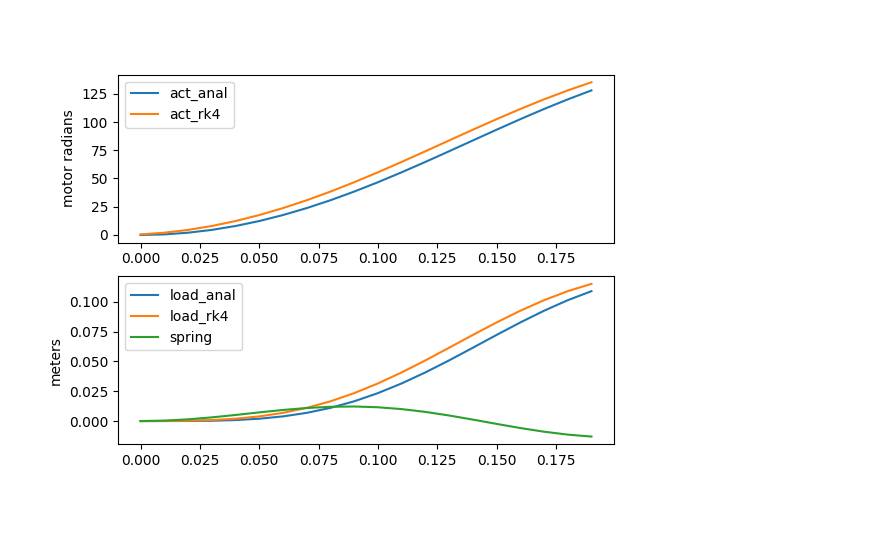
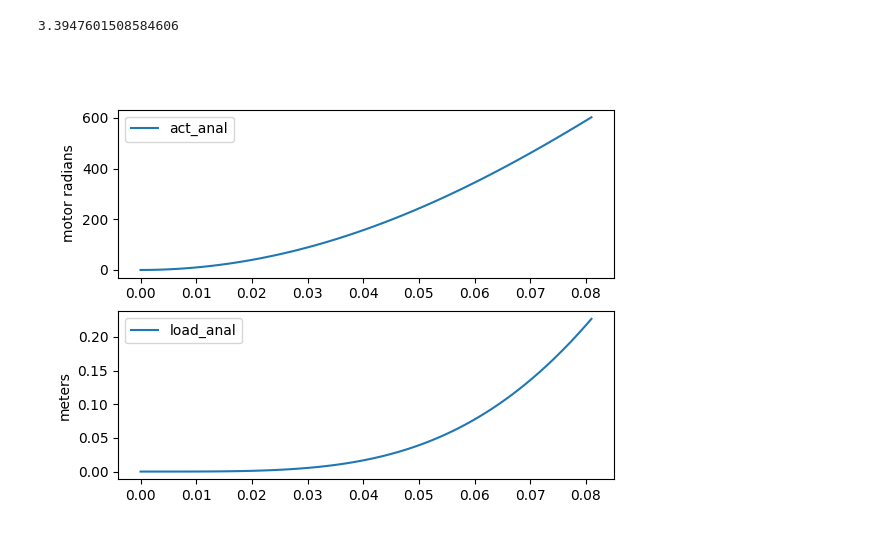
Before and after one commit to NovelMobileRobotsLab/pinto-squirrel, a Jupyter notebook: SEA/diffyq.ipynb, the cells around one changed output. Drawn from its saved outputs; the diff is of its cells as text; code cells hidden in the pictures.

```diff
--- a/SEA/diffyq.ipynb
+++ b/SEA/diffyq.ipynb
@@ -34,6 +85,8 @@ $\displaystyle y{\left(t \right)} = 0.0688383186958417 \sin^{2}{\left(11.5558454
 import numpy as np
 import matplotlib.pyplot as plt
 %matplotlib widget
+
+# k = 5000
 
 def RK4(f, X, dt):
     # Runge-Kutta 4 integration
@@ -45,40 +98,47 @@ def RK4(f, X, dt):
 
 def f(X):
     x, xd, y, yd = X
-    xdd = -(T1**2*k/m_a)*x - (T1*k/(T2*m_a))*y + f_a/m_a
+    xdd = -(T1**2*k/m_a)*x - (T1*k/(T2*m_a))*y + (tau_s - tau_s*xd/omega_f)/m_a
     ydd = (k*T1/(T2*m_l))*x - (k/(T2**2*m_l))*y
     return np.array([xd, xdd, yd, ydd]), T1*T2*x-y
 
 log = [[], [],[], [],[], []] #t, x_anal,y_anal, x_rk4,y_rk4, spring
 
-dt = 0.01
+dt = 0.001
 X = np.zeros(4)
-for ti in np.arange(0, 0.2, step=dt):
+for ti in np.arange(0, 0.5, step=dt):
     x_anal = xeq.rhs.subs(t,ti).n()
     y_anal = yeq.rhs.subs(t,ti).n()
 
     X,spring = RK4(f, X, dt)
     x_rk4, xd_rk4, y_rk4, yd_rk4 = X
 
     log[0].append(ti)
     log[1].append(x_anal)
     log[2].append(y_anal)
     log[3].append(x_rk4)
     log[4].append(y_rk4)
     log[5].append(spring)
 
+    if(y_rk4 > 0.1):
+        break
+
+print(yd_rk4)
+
 plt.close('all')
 fig, axs = plt.subplots(2, 1)
 axs[0].plot(log[0], log[1], label='act_anal')
-axs[0].plot(log[0], log[3], label='act_rk4')
+# axs[0].plot(log[0], log[3], label='act_rk4')
 axs[0].set_ylabel("motor radians")
 
 axs[1].plot(log[0], log[2], label='load_anal')
-axs[1].plot(log[0], log[4], label='load_rk4')
-axs[1].plot(log[0], log[5], label='spring')
+# axs[1].plot(log[0], log[4], label='load_rk4')
+# axs[1].plot(log[0], log[5], label='spring')
 axs[1].set_ylabel("meters")
+
 
 [ax.legend() for ax in axs]
 plt.show()
 # %% [output]
+3.3947601508584606
-[figure, old version]
+[figure, new version]
```
Also changed, not shown: parts of 4 cells of this notebook, 2 other files.
